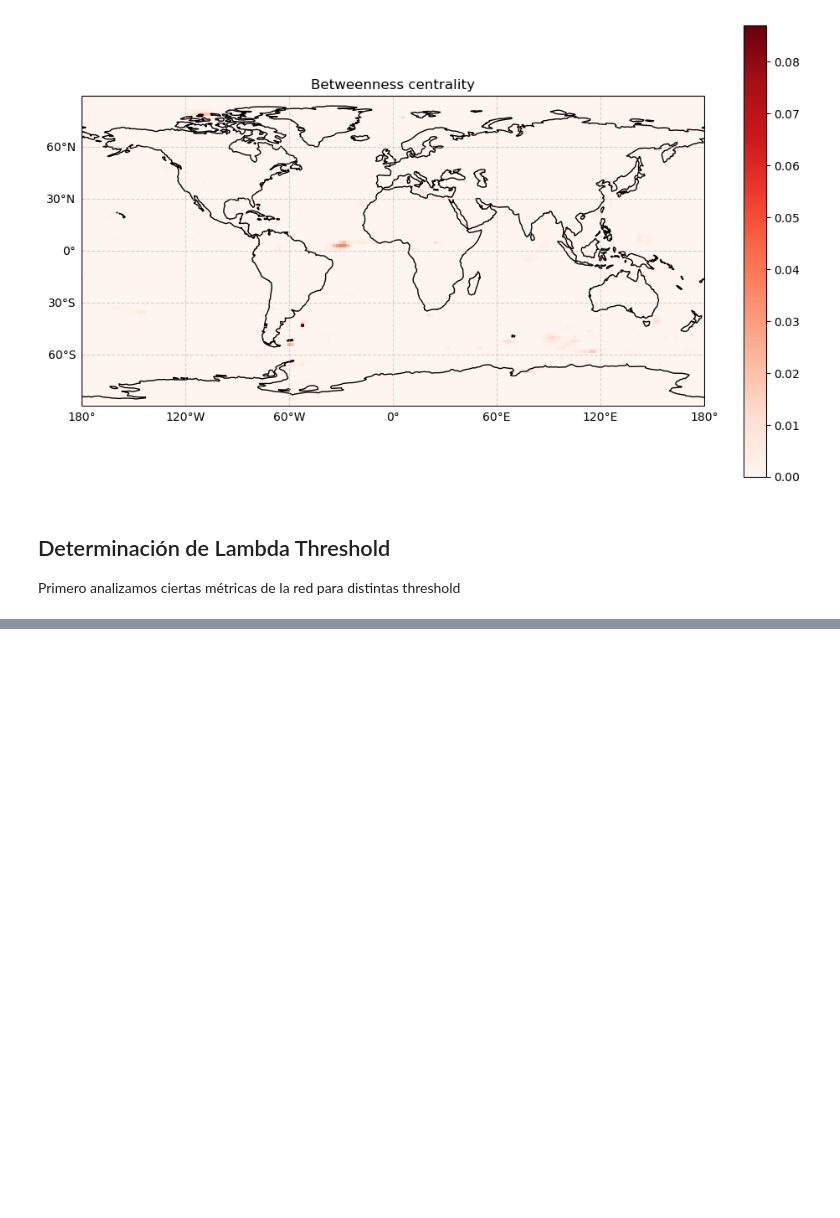
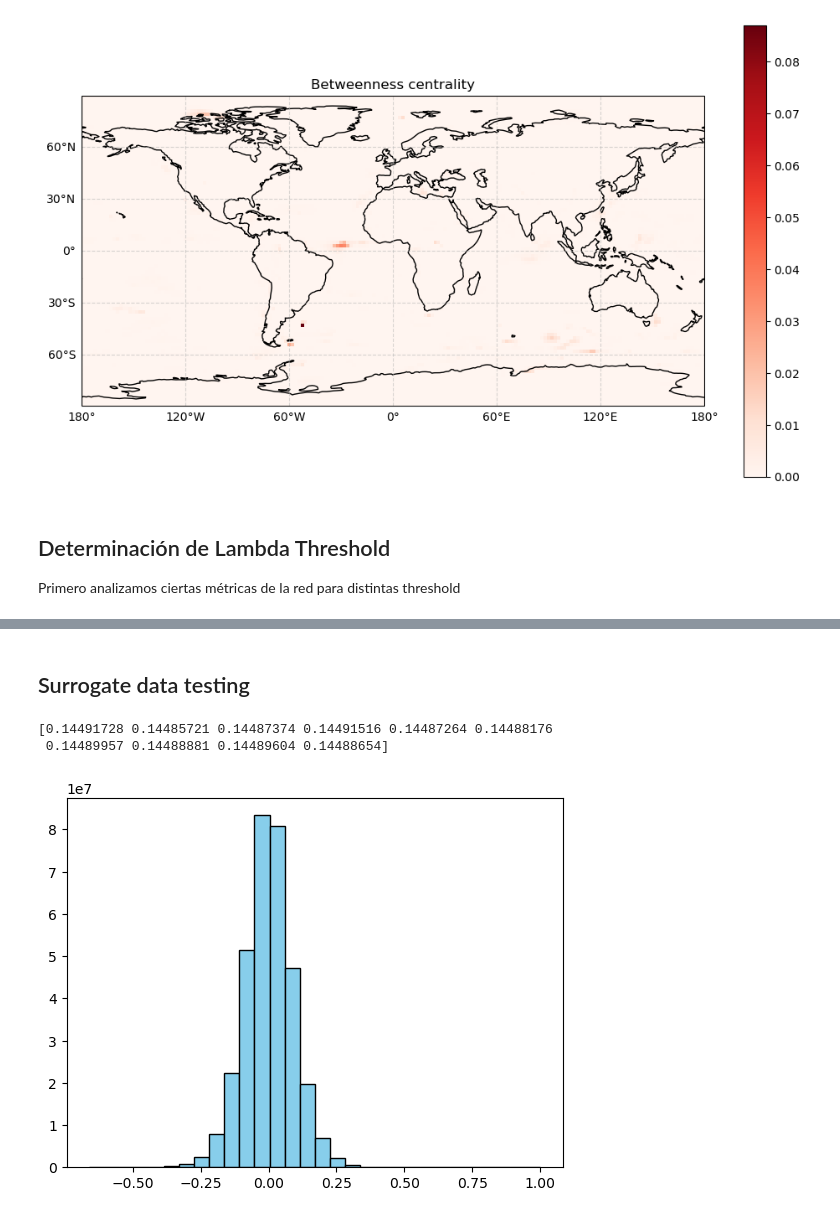
Before and after one commit to ipelayo1/TFG_Ivan, a Jupyter notebook: extract_data.ipynb, the cells around one changed output, grey strips where cells are left out. Saved outputs shown, nothing was run; the diff lists cells and outputs as text; code cells hidden in the pictures; blank space fills up the shorter version.

```diff
--- a/extract_data.ipynb
+++ b/extract_data.ipynb
@@ -831,0 +838,64 @@ plt.show()
+# %% [markdown]
+## Surrogate data testing
+# %%
+def gen_random_grid(grid):
+    """
+        esta función coge nuestro array de datos, y devuelve otro array con series temporales randomizadas, mediante el randomizado
+        de la fase de las componentes de la serie de fourier
+    """
+
+    # Lo primero es el grid 3d a un 2d (time, lat, lon) -> (time, node)
+    grid_stacked = grid.stack(node=('lat', 'lon'))
+
+    # Ahora quitamos la carga de lidiar con los metadatos durante el calculo.
+    data_matrix = grid_stacked.values
+
+    for i, t in enumerate(data_matrix.T): #traspongo la matriz para que tenga dim (node, time) y así el bucle recorra los nodos
+
+        f_coef = np.fft.rfft(t)
+        amp = np.abs(f_coef)
+        rnd_phase = np.random.uniform(0, 2*np.pi, len(f_coef))
+        f_coef_new = amp*np.exp(1j*rnd_phase)
+
+        f_coef_new[0] = f_coef[0] #esto no se para que era
+
+        #para asegurarnos de que la serie temporal generada sea real (aun tengo que ver si es necesario o no)
+
+        if len(t)%2==0:
+            f_coef_new[-1]=f_coef[-1]
+
+        t_new = np.fft.irfft(f_coef_new, n=len(t))
+        data_matrix[:, i] = t_new
+
+    return data_matrix
+# %%
+n_iter = 10
+th95_list = np.zeros(n_iter)
+for j in range(n_iter):
+
+    ran_anomalies = gen_random_grid(anomalies)
+
+    ran_corr = np.corrcoef(ran_anomalies, rowvar=False)
+    r_rand = ran_corr.reshape(-1)
+
+    th95_list[j] = np.percentile(r_rand, 95)
+
+th95_mean = np.mean(th95_list)
+print(th95_list)
+# %% [output]
+[0.14491728 0.14485721 0.14487374 0.14491516 0.14487264 0.14488176
+ 0.14489957 0.14488881 0.14489604 0.14488654]
+# %%
+#este codigo sirve solo para graficar una de estas distribuciones de probabilidad
+
+ran_anomalies = gen_random_grid(anomalies)
+
+ran_corr = np.corrcoef(ran_anomalies, rowvar=False)
+r_rand = ran_corr.reshape(-1)
+
+th95 = np.percentile(r_rand, 95)
+
+plt.hist(r_rand, bins=30, color='skyblue', edgecolor='black')
+plt.show()
+# %% [output]
+[figure, added]
```
Also changed, not shown: parts of 16 cells of this notebook, 3 other files.
